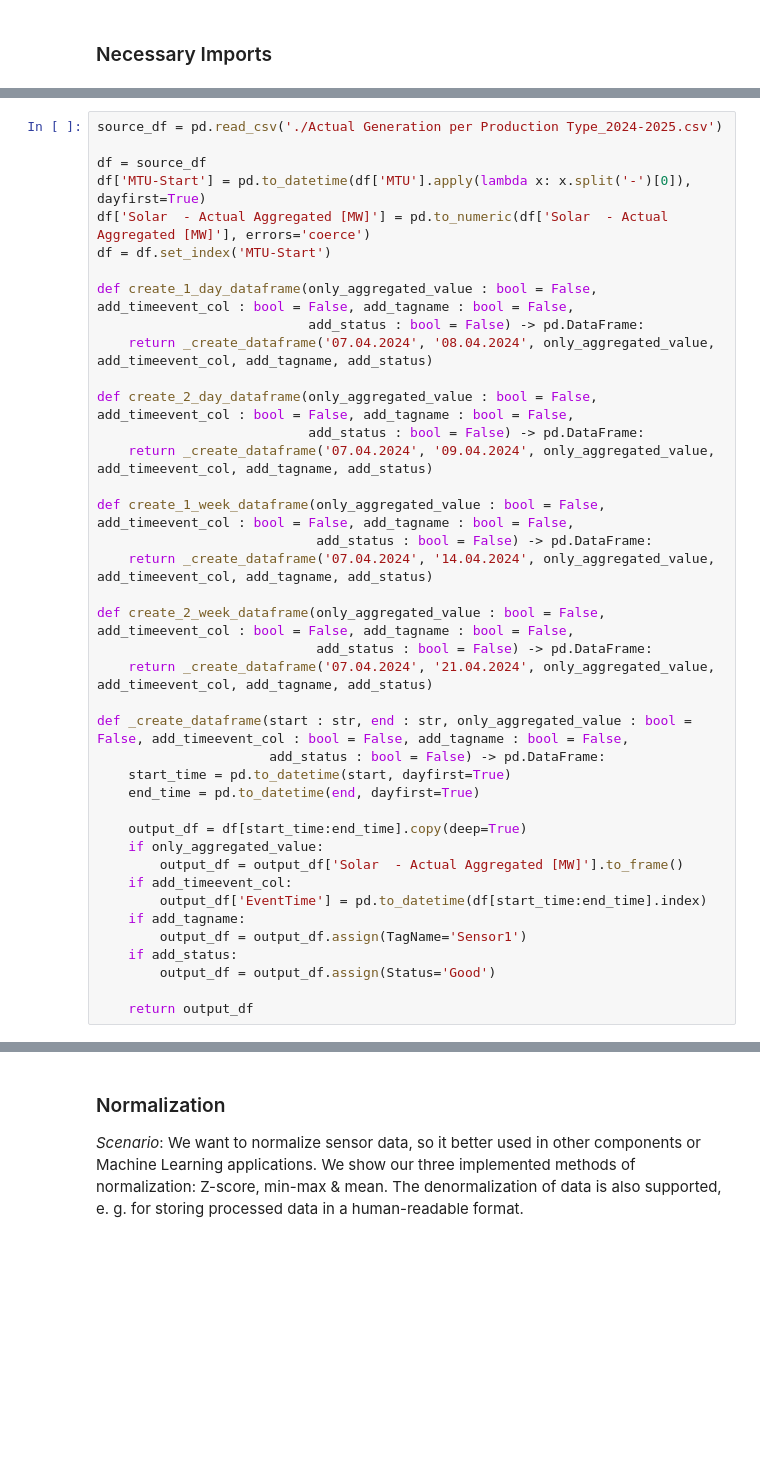
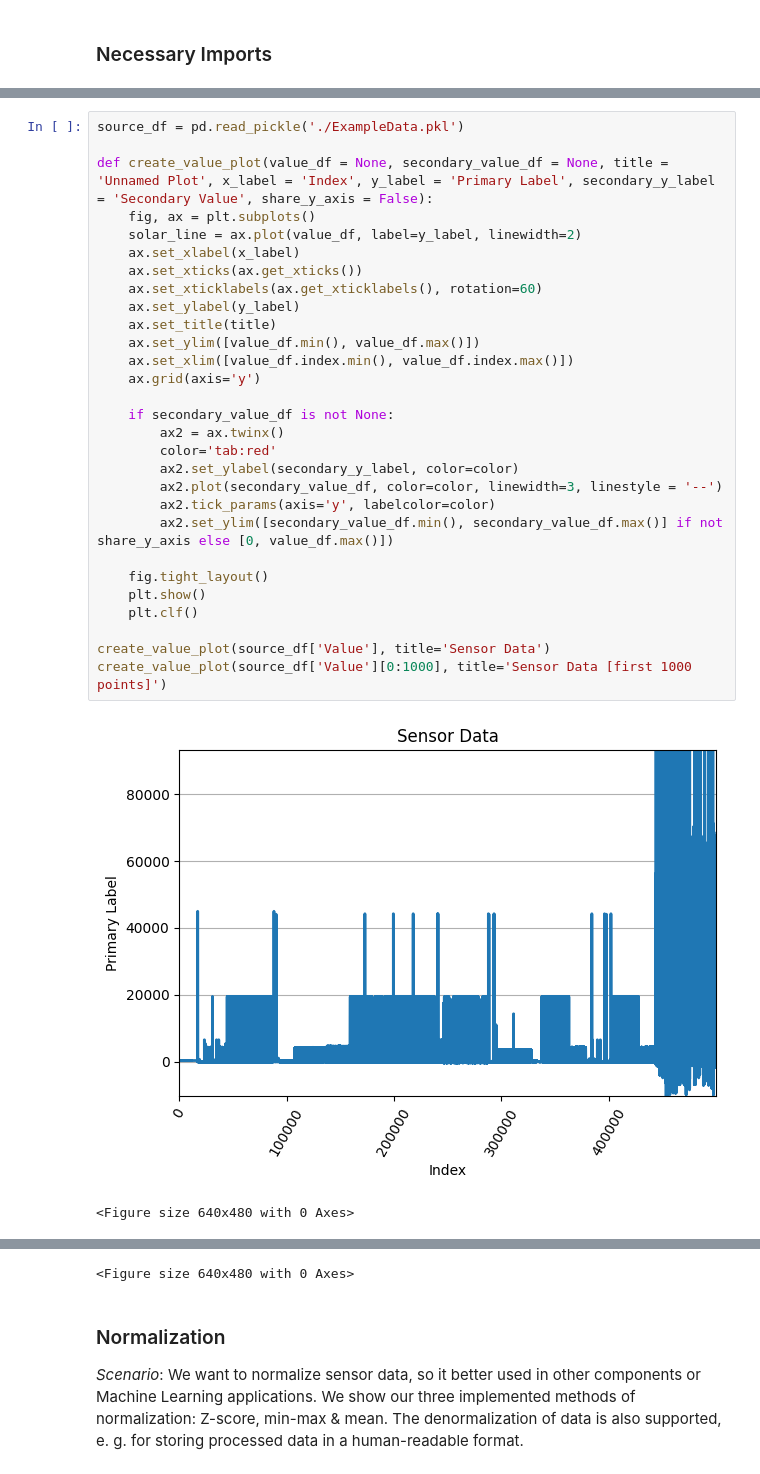
Before and after one commit to rtdip/core, a Jupyter notebook: notebook/pipeline_showcase.ipynb, the cells around one changed output, grey strips where cells are left out. Cells and saved outputs as stored; diff of their text form; blank space fills up the shorter version.

Commit message:
starts working on pipeline_showcase.ipynb
Signed-off-by: Timm638 <Timm638@gmail.com>

```diff
--- a/notebook/pipeline_showcase.ipynb
+++ b/notebook/pipeline_showcase.ipynb
@@ -71,40 +31,32 @@ Link: https://transparency.entsoe.eu/generation/r2/actualGenerationPerProduction
 # %%
-source_df = pd.read_csv('./Actual Generation per Production Type_2024-2025.csv')
+source_df = pd.read_pickle('./ExampleData.pkl')
 
-df = source_df
-df['MTU-Start'] = pd.to_datetime(df['MTU'].apply(lambda x: x.split('-')[0]), dayfirst=True)
-df['Solar  - Actual Aggregated [MW]'] = pd.to_numeric(df['Solar  - Actual Aggregated [MW]'], errors='coerce')
-df = df.set_index('MTU-Start')
+def create_value_plot(value_df = None, secondary_value_df = None, title = 'Unnamed Plot', x_label = 'Index', y_label = 'Primary Label', secondary_y_label = 'Secondary Value', share_y_axis = False):
+    fig, ax = plt.subplots()
+    solar_line = ax.plot(value_df, label=y_label, linewidth=2)
+    ax.set_xlabel(x_label)
+    ax.set_xticks(ax.get_xticks())
+    ax.set_xticklabels(ax.get_xticklabels(), rotation=60)
+    ax.set_ylabel(y_label)
+    ax.set_title(title)
+    ax.set_ylim([value_df.min(), value_df.max()])
+    ax.set_xlim([value_df.index.min(), value_df.index.max()])
+    ax.grid(axis='y')
 
-def create_1_day_dataframe(only_aggregated_value : bool = False, add_timeevent_col : bool = False, add_tagname : bool = False,
-                           add_status : bool = False) -> pd.DataFrame:
-    return _create_dataframe('07.04.2024', '08.04.2024', only_aggregated_value, add_timeevent_col, add_tagname, add_status)
+    if secondary_value_df is not None:
+        ax2 = ax.twinx()
+        color='tab:red'
+        ax2.set_ylabel(secondary_y_label, color=color)
+        ax2.plot(secondary_value_df, color=color, linewidth=3, linestyle = '--')
+        ax2.tick_params(axis='y', labelcolor=color)
+        ax2.set_ylim([secondary_value_df.min(), secondary_value_df.max()] if not share_y_axis else [0, value_df.max()])
 
-def create_2_day_dataframe(only_aggregated_value : bool = False, add_timeevent_col : bool = False, add_tagname : bool = False,
-                           add_status : bool = False) -> pd.DataFrame:
-    return _create_dataframe('07.04.2024', '09.04.2024', only_aggregated_value, add_timeevent_col, add_tagname, add_status)
+    fig.tight_layout()
+    plt.show()
+    plt.clf()
 
-def create_1_week_dataframe(only_aggregated_value : bool = False, add_timeevent_col : bool = False, add_tagname : bool = False,
-                            add_status : bool = False) -> pd.DataFrame:
-    return _create_dataframe('07.04.2024', '14.04.2024', only_aggregated_value, add_timeevent_col, add_tagname, add_status)
-
-def create_2_week_dataframe(only_aggregated_value : bool = False, add_timeevent_col : bool = False, add_tagname : bool = False,
-                            add_status : bool = False) -> pd.DataFrame:
-    return _create_dataframe('07.04.2024', '21.04.2024', only_aggregated_value, add_timeevent_col, add_tagname, add_status)
-
-def _create_dataframe(start : str, end : str, only_aggregated_value : bool = False, add_timeevent_col : bool = False, add_tagname : bool = False,
-                      add_status : bool = False) -> pd.DataFrame:
-    start_time = pd.to_datetime(start, dayfirst=True)
-    end_time = pd.to_datetime(end, dayfirst=True)
-
-    output_df = df[start_time:end_time].copy(deep=True)
-    if only_aggregated_value:
-        output_df = output_df['Solar  - Actual Aggregated [MW]'].to_frame()
-    if add_timeevent_col:
-        output_df['EventTime'] = pd.to_datetime(df[start_time:end_time].index)
-    if add_tagname:
-        output_df = output_df.assign(TagName='Sensor1')
-    if add_status:
-        output_df = output_df.assign(Status='Good')
-
-    return output_df
+create_value_plot(source_df['Value'], title='Sensor Data')
+create_value_plot(source_df['Value'][0:1000], title='Sensor Data [first 1000 points]')
+# %% [output]
+[figure, added]
+<Figure size 640x480 with 0 Axes>
@@ -111,3 +64,4 @@ def _create_dataframe(start : str, end : str, only_aggregated_value : bool = Fal
+<Figure size 640x480 with 0 Axes>
 # %% [markdown]
 ### Normalization
 *Scenario*:
```
Also changed, not shown: parts of 5 cells of this notebook.
